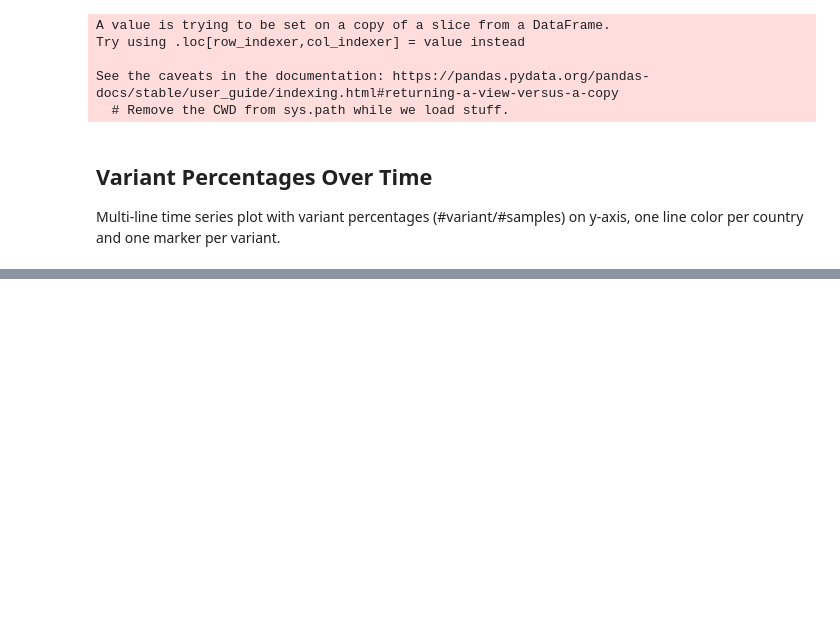
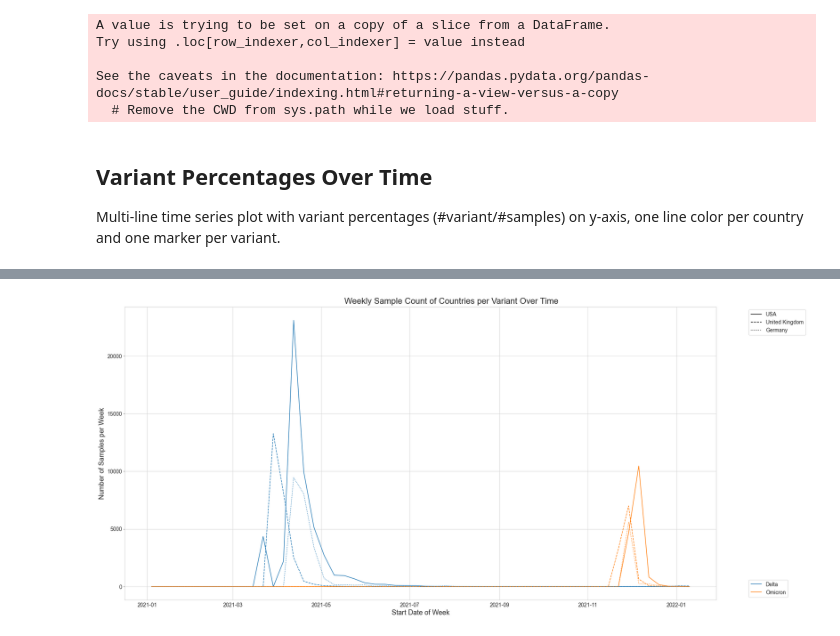
Before and after one commit to ninaihde/sampling-bias-cov19, a Jupyter notebook: src/GISAID_analysis/create_general_insights.ipynb, the cells around one changed output, grey strips where cells are left out. Cells and saved outputs as stored; diff of their text form; code cells hidden in the pictures; blank space fills up the shorter version.

Commit message:
Add multi-line plot showing virus variant percentages over time
-> which countries, virus variants and timeframe to look at is adjustable

```diff
--- a/src/GISAID_analysis/create_general_insights.ipynb
+++ b/src/GISAID_analysis/create_general_insights.ipynb
@@ -246,0 +358,10 @@ plotdata['covv_subm_date'] = pd.to_datetime(plotdata['covv_subm_date'])
+# %%
+# Create weekly plotdata holding summed relative sample count per week
+weekly_plotdata = pd.DataFrame(columns=['country_variant', 'startday_of_week', 'relative_sample_count'])
+
+# For each week, append all country-variant combinations
+for week_start in week_starts:
+    weekly_plotdata = weekly_plotdata.append(pd.DataFrame({'country_variant': country_variant_combis,
+                                                           'startday_of_week': [week_start] * len(country_variant_combis)}))
+
+weekly_plotdata
@@ -246,0 +382,9 @@ plotdata['covv_subm_date'] = pd.to_datetime(plotdata['covv_subm_date'])
+# %%
+def add_weekly_relative_sample_count(row):
+    data = plotdata[(plotdata['country'] == row['country_variant'][0]) & (plotdata['variant_WHO_label'] == row['country_variant'][1])]
+    week_data = data[data['covv_subm_date'].isin(week_map[row['startday_of_week']])]
+    return week_data['relative_samples_per_variant'].sum()
+
+# Add summed relative sample count per country-variant combination and week
+weekly_plotdata['relative_sample_count'] = weekly_plotdata.apply(lambda row: add_weekly_relative_sample_count(row), axis=1)
+weekly_plotdata
@@ -246,0 +412,73 @@ plotdata['covv_subm_date'] = pd.to_datetime(plotdata['covv_subm_date'])
+# %%
+import matplotlib.pyplot as plt
+import numpy as np
+import seaborn as sns
+
+# Adjust which countries and virus variants to include
+COUNTRIES = ['USA', 'United Kingdom', 'Germany']  # ['USA', 'United Kingdom', 'Germany', 'Denmark', 'Canada']
+VARIANTS = ['Delta', 'Omicron']
+
+# Aggregate counts for each week or not
+WEEKLY = True
+
+# Adjust which timeframe to look at
+# If defined via dataframe, make sure to use correct one depending on WEEKLY flag
+# plotdata['covv_subm_date'] for original values and weekly_plotdata['startday_of_week'] for weekly sum of values
+START_DATE = '2021-01-01'
+END_DATE = weekly_plotdata['startday_of_week'].max()
+
+if WEEKLY:
+    plotdata_reduced = weekly_plotdata[(weekly_plotdata['startday_of_week'] >= START_DATE) & (weekly_plotdata['startday_of_week'] <= END_DATE)]
+else:
+    plotdata_reduced = plotdata[(plotdata['covv_subm_date'] >= START_DATE) & (plotdata['covv_subm_date'] <= END_DATE)]
+
+# Define colors for virus variants
+COLORS = sns.color_palette('tab10')
+if len(VARIANTS) > len(COLORS):
+    ValueError(f'Please define at most {len(COLORS)} countries!')
+
+# Define line styles for countries
+STYLES = ['solid', 'dashed', 'dotted']
+if len(COUNTRIES) > len(STYLES):
+    ValueError(f'Please define at most {len(STYLES)} variants!')
+
+# Generate line per country-variant combination showing daily #variants/#samples over time
+sns.set_style('whitegrid')
+fig, ax = plt.subplots(figsize=(26, 12))
+for country_idx, country in enumerate(COUNTRIES):
+    for variant_idx, variant in enumerate(VARIANTS):
+        if WEEKLY:
+            current_plotdata = plotdata_reduced[plotdata_reduced['country_variant'] == tuple([country, variant])]
+            ax.plot(current_plotdata['startday_of_week'], current_plotdata['relative_sample_count'], ls=STYLES[country_idx], color=COLORS[variant_idx])
+
+        else:
+            current_plotdata = plotdata_reduced[(plotdata_reduced['country'] == country) & (plotdata_reduced['variant_WHO_label'] == variant)].sort_values('covv_subm_date')
+            ax.plot(current_plotdata['covv_subm_date'], current_plotdata['relative_samples_per_variant'], ls=STYLES[country_idx], color=COLORS[variant_idx])
+
+# Add legend for countries
+for country_idx, country in enumerate(COUNTRIES):
+    ax.plot(np.nan, np.nan, ls=STYLES[country_idx], label=country, color='black')
+ax.legend(loc='upper left', bbox_to_anchor=(1.05, 1), fontsize=14)  # upper legend
+
+# Add legend for virus variants
+ax2 = ax.twinx()
+for variant_idx, variant in enumerate(VARIANTS):
+    ax2.plot(np.nan, np.nan, color=COLORS[variant_idx], label=variant)
+ax2.get_yaxis().set_visible(False)
+ax2.legend(loc='lower left', bbox_to_anchor=(1.05, 0), fontsize=14)  # lower legend
+
+# Adjust text
+fig.suptitle(f'{"Weekly " if WEEKLY else ""}Sample Count of Countries per Variant Over Time', fontsize=22)
+ax.set_xlabel(f'{"Start Date of Week" if WEEKLY else "Date"}', fontsize=18)
+ax.set_ylabel(f'Number of Samples{" per Week" if WEEKLY else ""}', fontsize=18)
+ax.tick_params(axis='both', which='major', labelsize=14)
+
+# Optimize layout and save plot
+fig.tight_layout()
+fig.savefig(f'../../plots/GISAID/country_counts_per_variant_over_time{"_weekly" if WEEKLY else ""}'
+            f'#{"_".join(sorted(VARIANTS))}#{"_".join(sorted(COUNTRIES))}'
+            f'#{START_DATE if type(START_DATE) == str else str(START_DATE.date())}'
+            f'#{END_DATE if type(END_DATE) == str else str(END_DATE.date())}.png', dpi=300)
+#plt.close()
+# %% [output]
+[figure, added]
```
Also changed, not shown: parts of 10 cells of this notebook, 1 other file.
